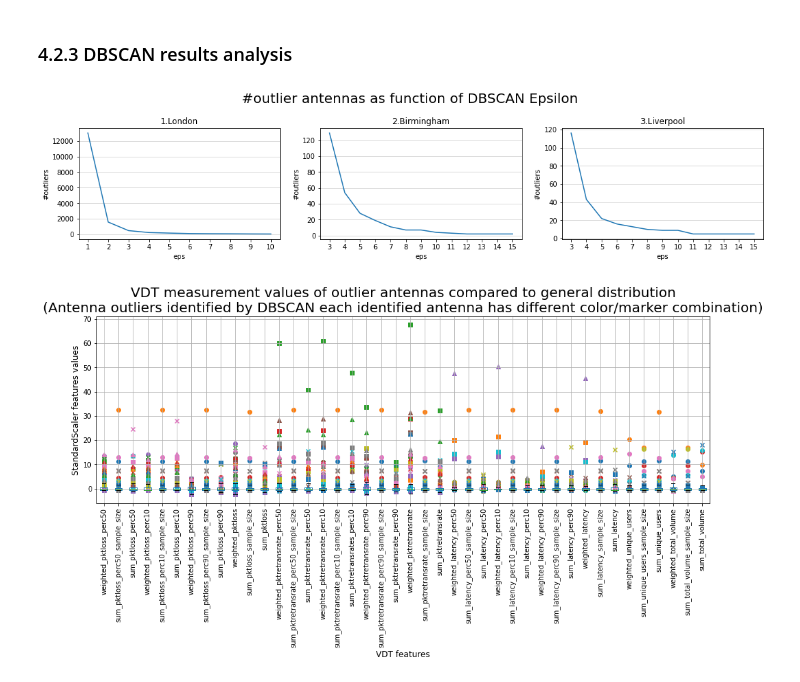
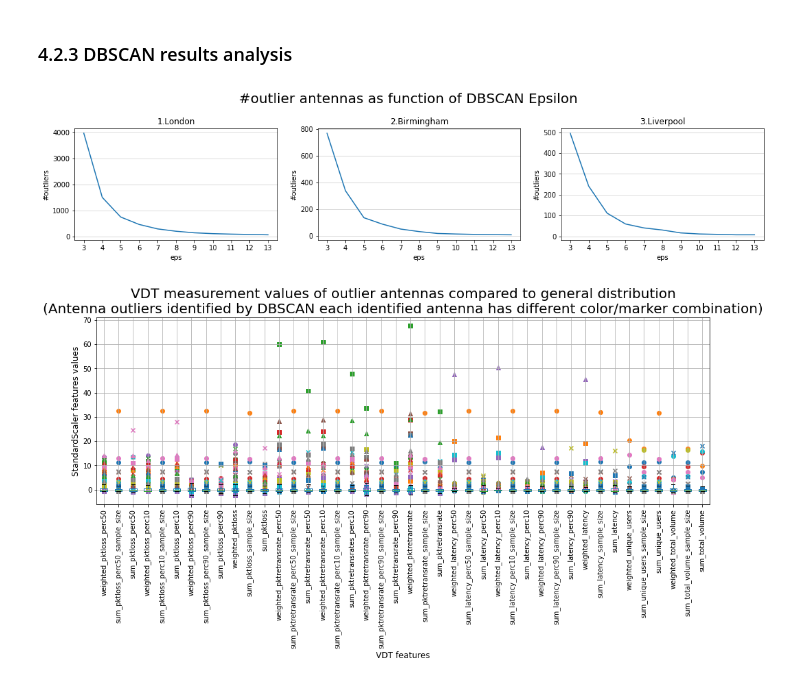
Before and after one commit to 5uperpalo/Telefonica, a Jupyter notebook: IMC2020/UK_VDT_analysis_and_ML.ipynb, the cells around one changed output. Saved outputs shown, nothing was run; the diff lists cells and outputs as text; code cells hidden in the pictures.

```diff
--- a/IMC2020/UK_VDT_analysis_and_ML.ipynb
+++ b/IMC2020/UK_VDT_analysis_and_ML.ipynb
@@ -100,3 +120,11 @@ liverpool_vdt_labels = liverpool_vdt_pd_ml_scaled['IMDDecil'].values
+# %%
+#np.savetxt('london_vdt_samples.csv', london_vdt_samples, delimiter=',')
+#np.savetxt('birmingham_vdt_samples.csv', birmingham_vdt_samples, delimiter=',')
+#np.savetxt('liverpool_vdt_samples.csv', liverpool_vdt_samples, delimiter=',')
+#b = np.loadtxt('test1.txt', dtype=int)
+london_vdt_samples = np.loadtxt('london_vdt_samples.csv', delimiter=',')
+birmingham_vdt_samples = np.loadtxt('birmingham_vdt_samples.csv', delimiter=',')
+liverpool_vdt_samples = np.loadtxt('liverpool_vdt_samples.csv', delimiter=',')
 # %% [markdown]
 # 2. Visual check if there is any trend for any of the measuremnts
 I can see only a lower volume/retransmission/pktloss toward hight IMD decile. We concluded this from other results where we show that IMD decile use network less.
@@ -790,32 +826,32 @@ liverpool_dbscan_results_pd = pd.read_pickle('datasets/DBSCAN_results/vdt_dbscan
 # %%
 fig, ax = plt.subplots(1, 3, figsize=(18, 3), facecolor='w', edgecolor='k')
 fig.suptitle('#outlier antennas as function of DBSCAN Epsilon', size=20, y=1.12)
 
 def applyPlotStyle(ax):
     ax.yaxis.grid(True, linestyle='-', which='both', color='lightgrey')
     #ax.set_ylim([0,0.55])
     ax.set_xlabel('eps')
     ax.set_ylabel('#outliers')
 
-x = london_dbscan_results_pd[london_dbscan_results_pd.min_samples=='43']['eps']
-y = london_dbscan_results_pd[london_dbscan_results_pd.min_samples=='43']['#outliers']
+x = london_dbscan_results_pd[london_dbscan_results_pd.min_samples=='49']['eps']
+y = london_dbscan_results_pd[london_dbscan_results_pd.min_samples=='49']['#outliers']
 ax[0].plot(x,y)
 applyPlotStyle(ax[0])
 ax[0].set_title('1.London')
 
-x = birmingham_dbscan_results_pd[birmingham_dbscan_results_pd.min_samples=='43']['eps']
-y = birmingham_dbscan_results_pd[birmingham_dbscan_results_pd.min_samples=='43']['#outliers']
+x = birmingham_dbscan_results_pd[birmingham_dbscan_results_pd.min_samples=='49']['eps']
+y = birmingham_dbscan_results_pd[birmingham_dbscan_results_pd.min_samples=='49']['#outliers']
 ax[1].plot(x,y)
 applyPlotStyle(ax[1])
 ax[1].set_title('2.Birmingham')
 
-x = liverpool_dbscan_results_pd[liverpool_dbscan_results_pd.min_samples=='43']['eps']
-y = liverpool_dbscan_results_pd[liverpool_dbscan_results_pd.min_samples=='43']['#outliers']
+x = liverpool_dbscan_results_pd[liverpool_dbscan_results_pd.min_samples=='49']['eps']
+y = liverpool_dbscan_results_pd[liverpool_dbscan_results_pd.min_samples=='49']['#outliers']
 ax[2].plot(x,y)
 applyPlotStyle(ax[2])
 ax[2].set_title('3.Liverpool');
 # %% [output]
-[figure, old version]
+[figure, new version]
 # %%
 from matplotlib.cm import get_cmap
 # list of colormapshttps://matplotlib.org/3.1.1/tutorials/colors/colormaps.html
```
Also changed, not shown: parts of 11 cells of this notebook, 2 other files.
